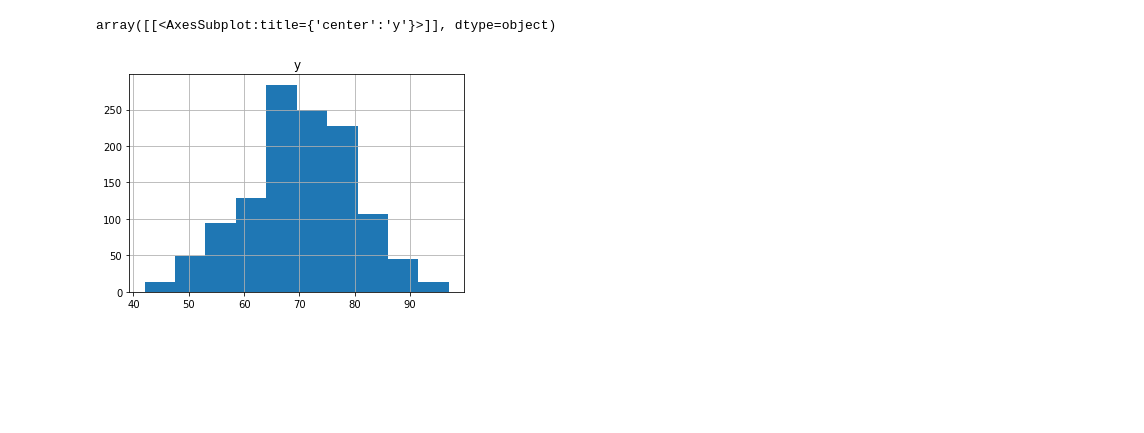
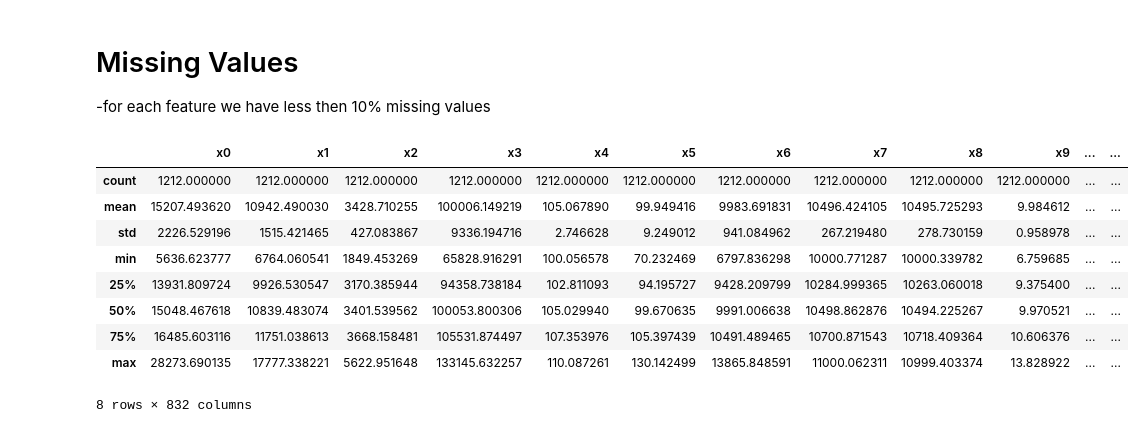
Before and after one commit to tim99fn/aml, a Jupyter notebook: data_inspection.ipynb, the cells around one changed output. Drawn from its saved outputs; the diff is of its cells as text; code cells hidden in the pictures; blank space fills up the shorter version.

```diff
--- a/data_inspection.ipynb
+++ b/data_inspection.ipynb
@@ -11,8 +12,6 @@ def get_data():
     return x_train_, y_train_, x_test_
 # %%
 x_train, y_train, x_test = get_data()
-# %%
-y_train.hist()
-# %% [output]
-array([[<AxesSubplot:title={'center':'y'}>]], dtype=object)
-[figure, removed]
+# %% [markdown]
+# Missing Values
+-for each feature we have less then 10% missing values
@@ -18,0 +22,13 @@ array([[<AxesSubplot:title={'center':'y'}>]], dtype=object)
+# %%
+x_train.describe()
+# %% [output]
+|  | x0 | x1 | x2 | x3 | x4 | x5 | x6 | x7 | x8 | x9 | ... | ... |
+| count | 1212.000000 | 1212.000000 | 1212.000000 | 1212.000000 | 1212.000000 | 1212.000000 | 1212.000000 | 1212.000000 | 1212.000000 | 1212.000000 | ... | ... |
+| mean | 15207.493620 | 10942.490030 | 3428.710255 | 100006.149219 | 105.067890 | 99.949416 | 9983.691831 | 10496.424105 | 10495.725293 | 9.984612 | ... | ... |
+| std | 2226.529196 | 1515.421465 | 427.083867 | 9336.194716 | 2.746628 | 9.249012 | 941.084962 | 267.219480 | 278.730159 | 0.958978 | ... | ... |
+| min | 5636.623777 | 6764.060541 | 1849.453269 | 65828.916291 | 100.056578 | 70.232469 | 6797.836298 | 10000.771287 | 10000.339782 | 6.759685 | ... | ... |
+| 25% | 13931.809724 | 9926.530547 | 3170.385944 | 94358.738184 | 102.811093 | 94.195727 | 9428.209799 | 10284.999365 | 10263.060018 | 9.375400 | ... | ... |
+| 50% | 15048.467618 | 10839.483074 | 3401.539562 | 100053.800306 | 105.029940 | 99.670635 | 9991.006638 | 10498.862876 | 10494.225267 | 9.970521 | ... | ... |
+| 75% | 16485.603116 | 11751.038613 | 3668.158481 | 105531.874497 | 107.353976 | 105.397439 | 10491.489465 | 10700.871543 | 10718.409364 | 10.606376 | ... | ... |
+| max | 28273.690135 | 17777.338221 | 5622.951648 | 133145.632257 | 110.087261 | 130.142499 | 13865.848591 | 11000.062311 | 10999.403374 | 13.828922 | ... | ... |
+8 rows × 832 columns
```
Also changed, not shown: parts of 5 cells of this notebook.
